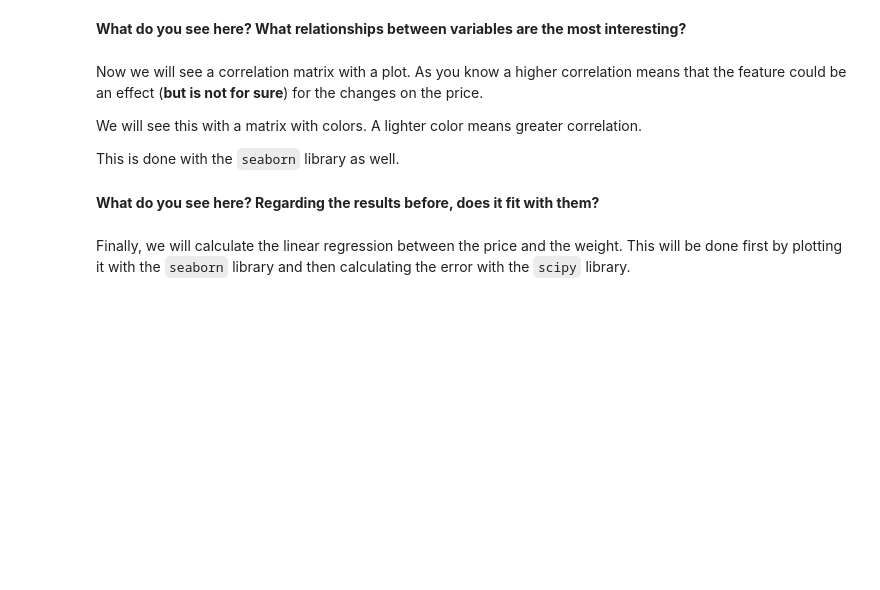
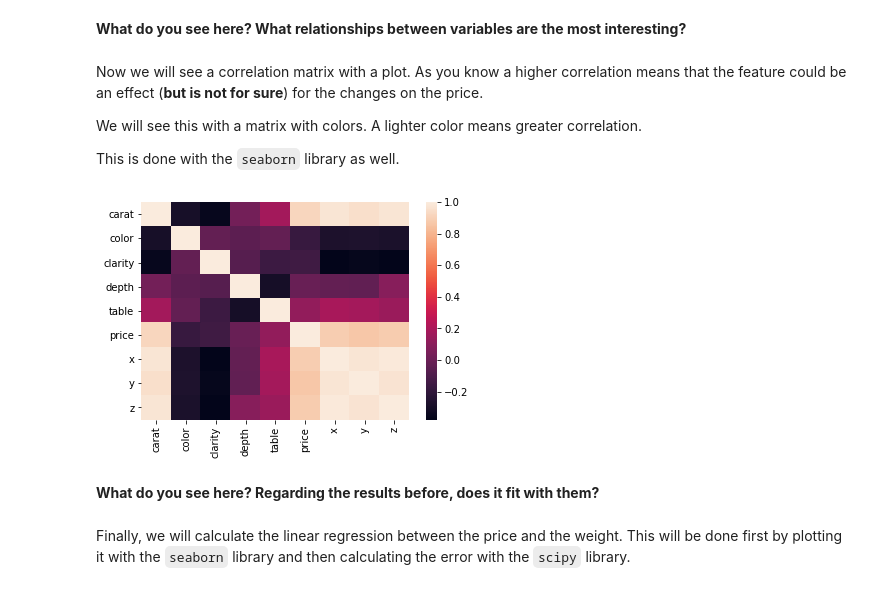
Before and after one commit to ta-data-lis/M2-mini-project1, a Jupyter notebook: 2.-EDA.ipynb, the cells around one changed output. Saved outputs shown, nothing was run; the diff lists cells and outputs as text; code cells hidden in the pictures; blank space fills up the shorter version.

```diff
--- a/2.-EDA.ipynb
+++ b/2.-EDA.ipynb
@@ -102,6 +196,11 @@ We will see this with a matrix with colors. A lighter color means greater correl
 This is done with the `seaborn` library as well.
 # %%
 # your code here
+
+sns.heatmap(diamonds.corr())
+plt.show()
+# %% [output]
+[figure, added]
 # %% [markdown]
 **What do you see here? Regarding the results before, does it fit with them?**
 # %%
```
Also changed, not shown: parts of 19 cells of this notebook, 2 other files.
